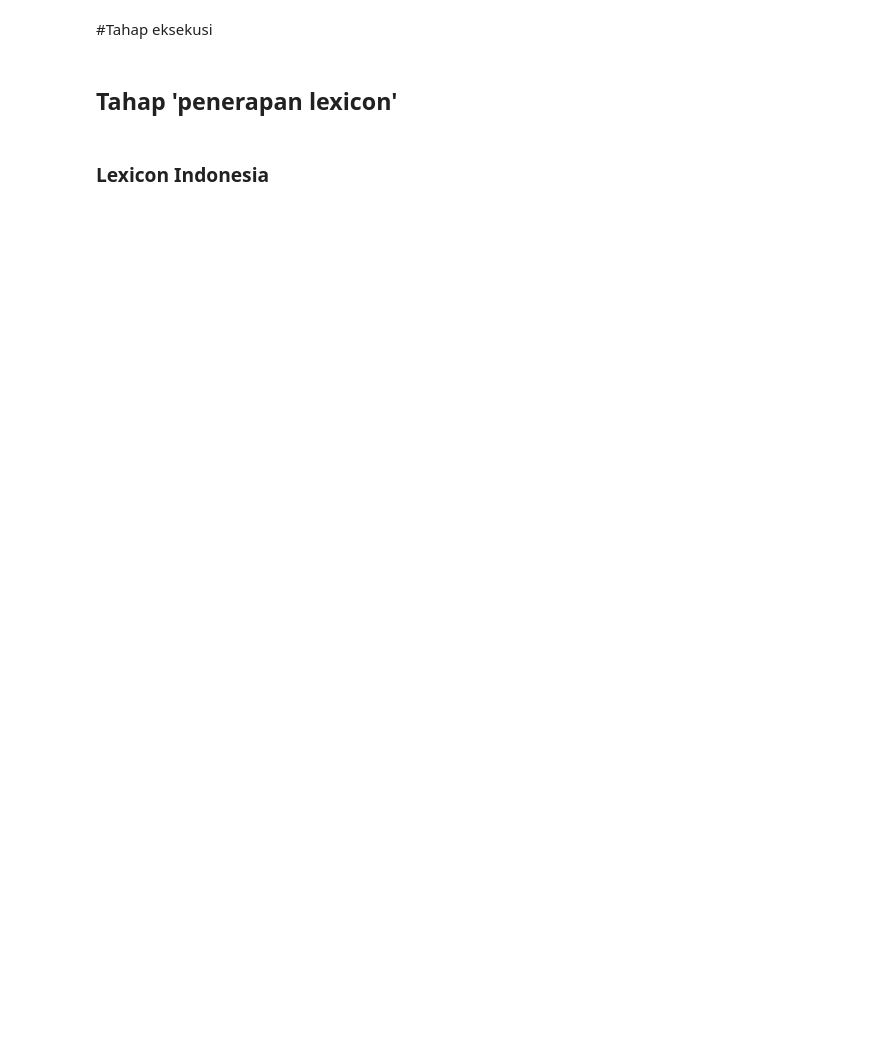
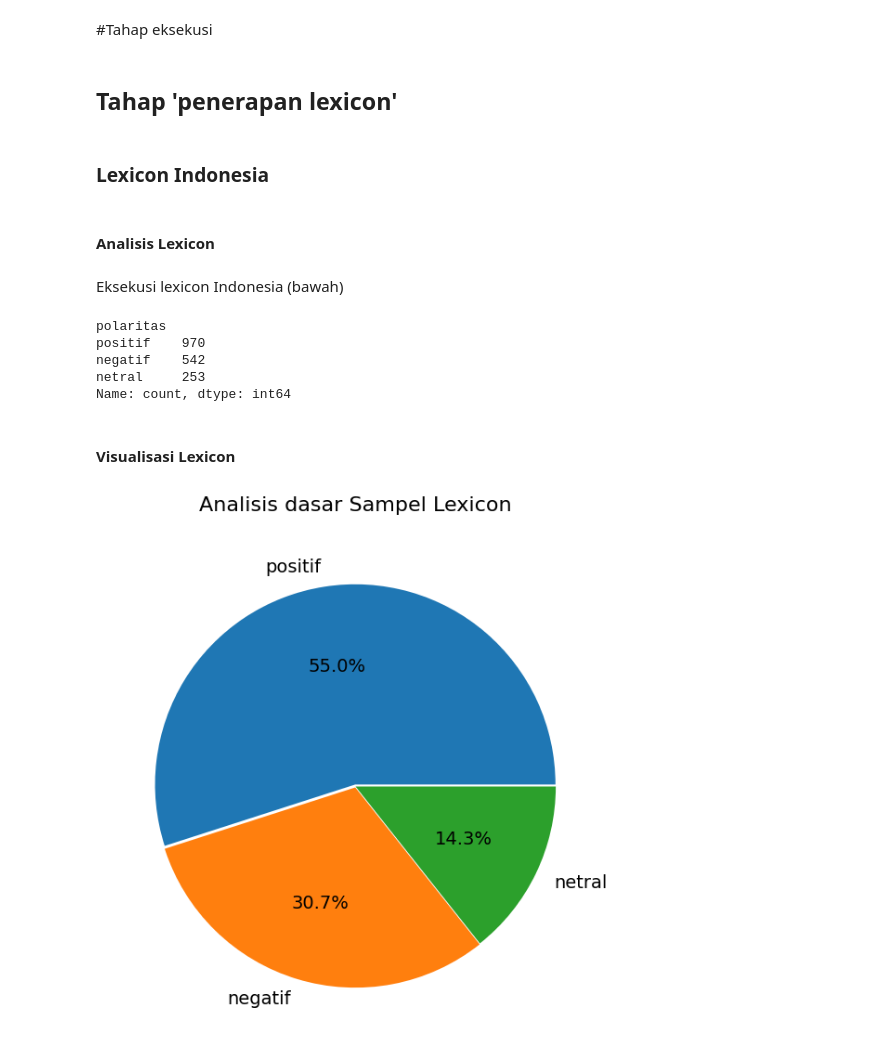
Before and after one commit to DGkurnia/sentiment, a Jupyter notebook: sentiment_analysis.ipynb, the cells around one changed output. Drawn from its saved outputs; the diff is of its cells as text; code cells hidden in the pictures; blank space fills up the shorter version.

```diff
--- a/sentiment_analysis.ipynb
+++ b/sentiment_analysis.ipynb
@@ -441,7 +438,9 @@ kamus_gaul = {}
 #Penulisan kamus
 with open(nmfilb, 'r') as f:
   for line in f:
-    kunci, nilai = line.strip().split(':')
-    kamus_gaul[kunci] = nilai
+    parts = line.strip().split(':', 1)  # Pembagian batas
+    if len(parts) == 2:  # Hanya dua komponen
+        kunci, nilai = parts
+        kamus_gaul[kunci] = nilai
 #cetak penataan ulang
 print(kamus_gaul)
@@ -477,7 +478,7 @@ def tokenizingText(text): # Tokenisasi
 def textfilter(text):
     listStopwordsid = set(stopwords.words('indonesian'))
     listStopwordsen = set(stopwords.words('english'))
-    listStopwordsid.update(listStopwordsen) #untuki ingris
+    listStopwordsid.update(listStopwordsen) #untuk ingris
     listStopwordsid.update(kata_gaul)
     filtrat = []
     for txt in text:
@@ -501,7 +502,7 @@ def textstemmer(text):
 
     return stemmed_text
 
-def to_sentence(list_words):
+def sentencerer(list_words):
     sentence = ' '.join(word for word in list_words)
     return sentence
 # %%
@@ -580,6 +595,8 @@ else:
     print("Data Lexicon Negatif gagal diulas")
 # %% [markdown]
 ### Lexicon Indonesia
+# %% [markdown]
+#### Analisis Lexicon
 # %%
 #penulisan fungsi
 def indoesia_sentiment_analysis (text):
@@ -616 +636,47 @@ def indoesia_sentiment_analysis (text):
     # Mengembalikan skor sentimen dan polaritas teks
+# %% [markdown]
+Eksekusi lexicon Indonesia (bawah)
+# %%
+#Eksekusi leksikon [awal]
+stpkol = dfkopitungk['stopword'].copy()
+#menampilkan hasil
+hasil = stpkol.apply(indoesia_sentiment_analysis)
+daftar = list(zip(*hasil))
+
+#pemisahan
+dfkopitungk['nilai_polaritas'] = daftar[0]
+dfkopitungk['polaritas'] = daftar[1]
+#inspeksi nilai sel
+selp = dfkopitungk['polaritas'].value_counts() #cek total
+print(selp)
+# %% [output]
+polaritas
+positif    970
+negatif    542
+netral     253
+Name: count, dtype: int64
+# %% [markdown]
+#### Visualisasi Lexicon
+# %%
+#Inspeksi Pie
+fig, ax = plt.subplots(figsize=(7, 7))
+
+# Mengambil jumlah data polaritas sentimen dari DataFrame 'clean_df' dan menyimpannya dalam list 'sizes'.
+sizes = [count for count in selp]
+
+#pelabelan
+labels = list(selp.index)
+
+# Jarak
+explode = (0.01, 0.005, 0)
+
+# Membuat pie chart dengan data 'sizes', 'labels', dan 'explode' yang telah ditentukan.
+ax.pie(x=sizes, labels=labels, autopct='%1.1f%%', explode=explode, textprops={'fontsize': 14})
+
+# Menetapkan judul untuk pie chart dengan ukuran font dan jarak (padding) tertentu.
+ax.set_title('Analisis dasar Sampel Lexicon', fontsize=16, pad=20)
+
+# Menampilkan pie chart.
+plt.show()
+# %% [output]
+[figure, added]
```
Also changed, not shown: parts of 16 cells of this notebook.
